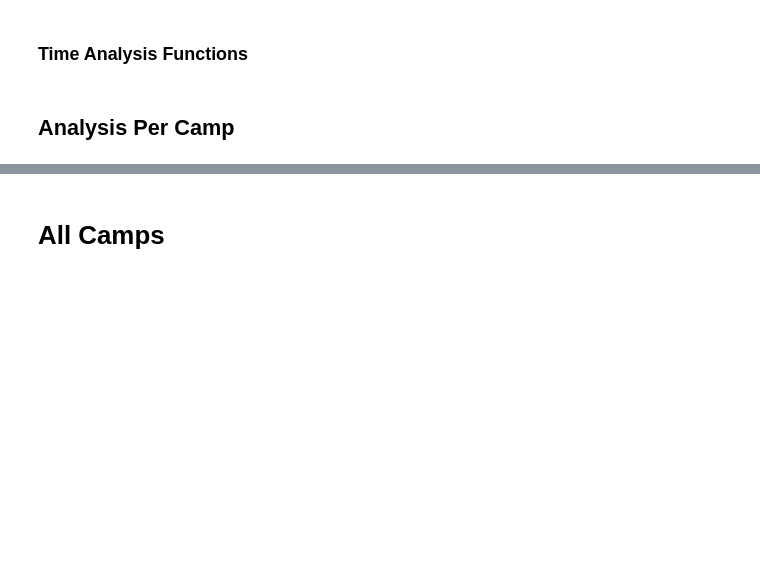
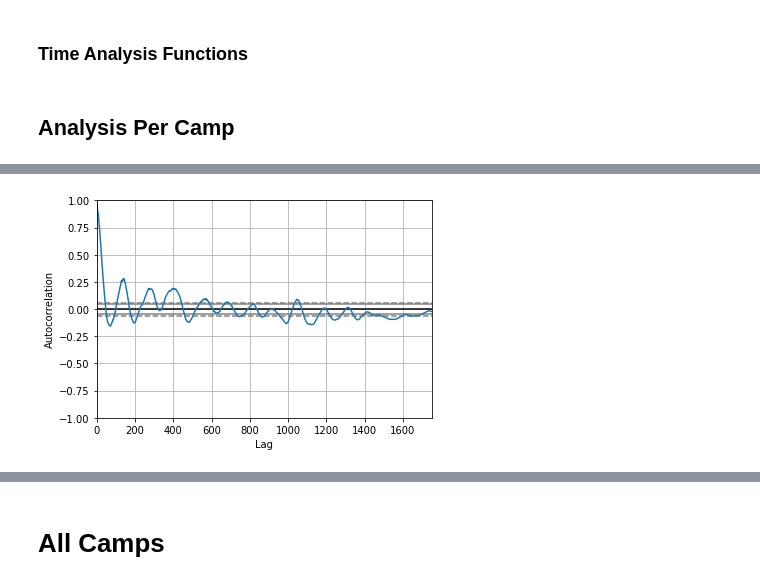
Before and after one commit to nico239677/hotel_revenue_optimization, a Jupyter notebook: TimeSeries_models.ipynb, the cells around one changed output, grey strips where cells are left out. Cells and saved outputs as stored; diff of their text form; code cells hidden in the pictures; blank space fills up the shorter version.

```diff
--- a/TimeSeries_models.ipynb
+++ b/TimeSeries_models.ipynb
@@ -182,0 +215,5 @@ pd.plotting.autocorrelation_plot(df_gavina_2018)
+# %%
+pd.plotting.autocorrelation_plot(df_les4montage)
+plt.axis(xmin=0, xmax=1750);
+# %% [output]
+[figure, added]
```
Also changed, not shown: parts of 20 cells of this notebook, 25 other files.
